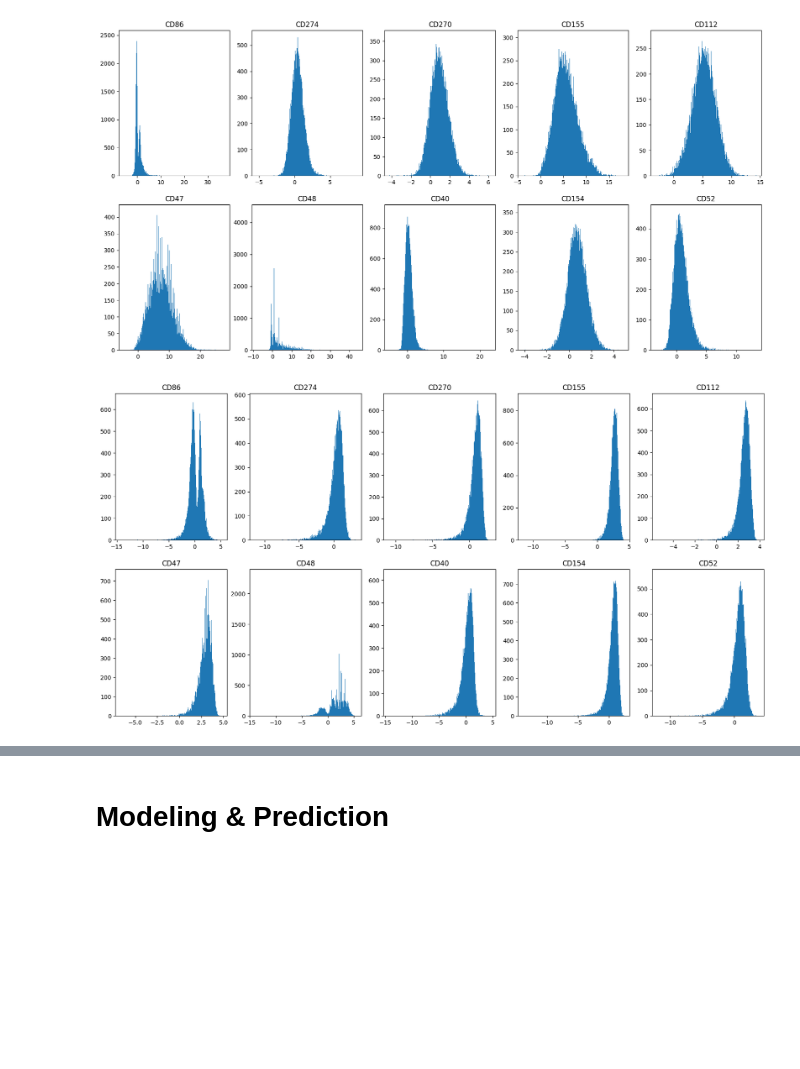
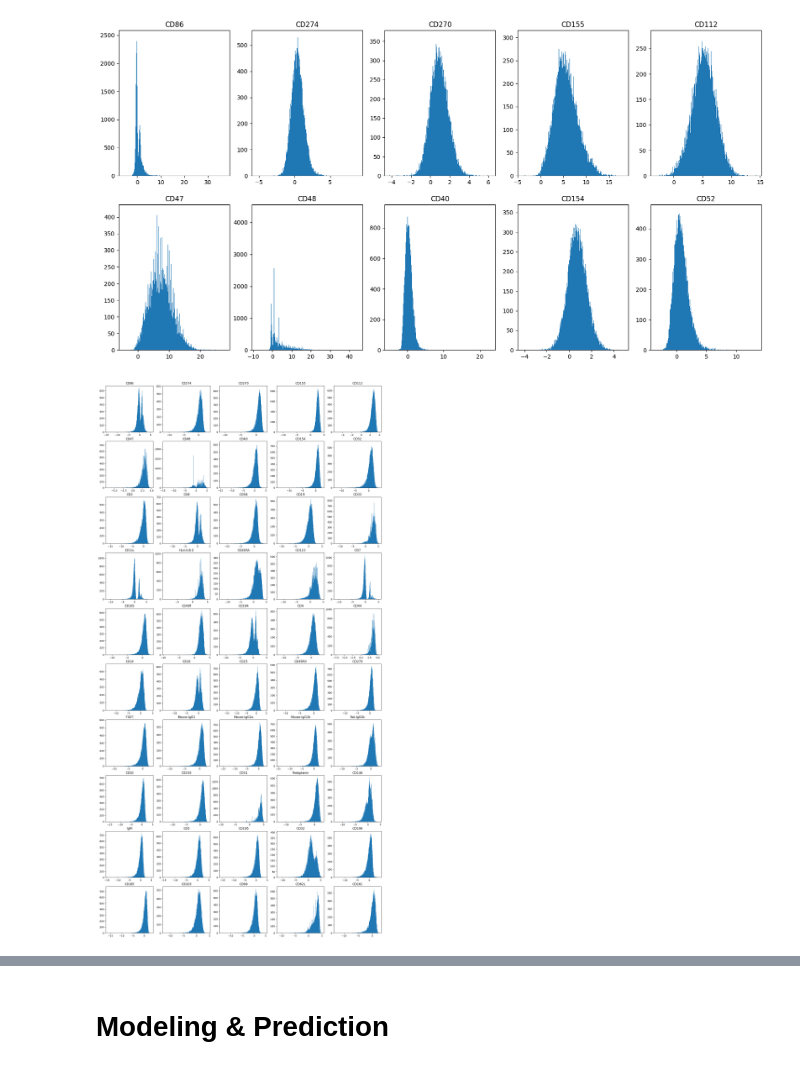
Before and after one commit to cb11711211/scMultiome_integration, a Jupyter notebook: sc_multiome_int.ipynb, the cells around one changed output, grey strips where cells are left out. Saved outputs shown, nothing was run; the diff lists cells and outputs as text; code cells hidden in the pictures; blank space fills up the shorter version.

```diff
--- a/sc_multiome_int.ipynb
+++ b/sc_multiome_int.ipynb
@@ -150,10 +150,10 @@ plt.show()
 # %%
 # show the centered log-ratio normalized protein data
 # the plots are subplots
-fig, axs = plt.subplots(2, 5, figsize=(20, 10))
-for i in range(10):
+fig, axs = plt.subplots(10, 5, figsize=(20, 40))
+for i in range(50):
     axs[i//5, i%5].hist(np.log2(cite_train_y[cite_train_y.columns[i]] + 1), bins=1000)
     axs[i//5, i%5].set_title(cite_train_y.columns[i])
 plt.show()
 # %% [output]
-[figure, old version]
+[figure, new version]
```
Also changed, not shown: parts of 1 cell of this notebook.
